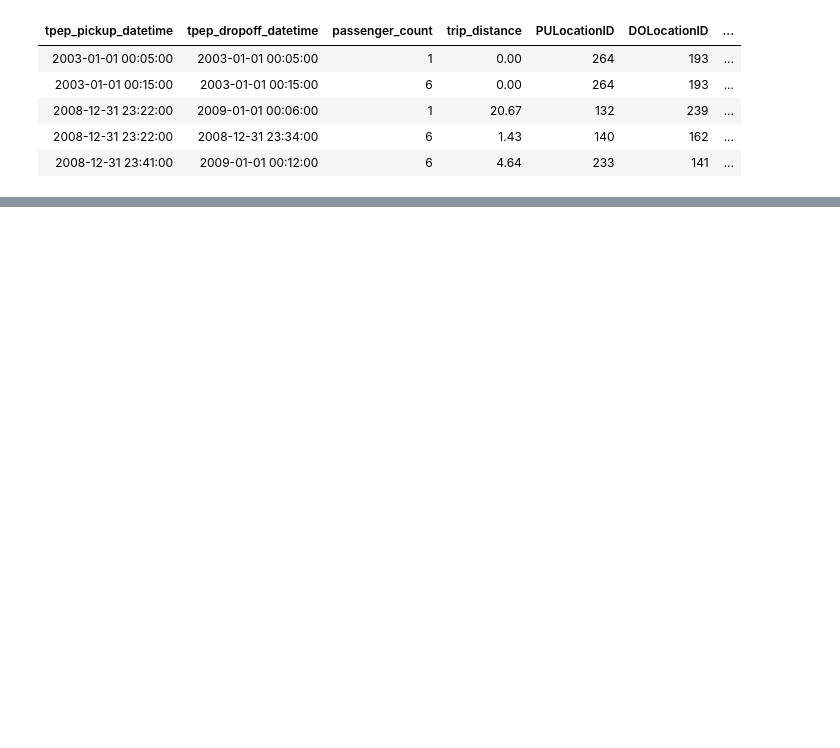
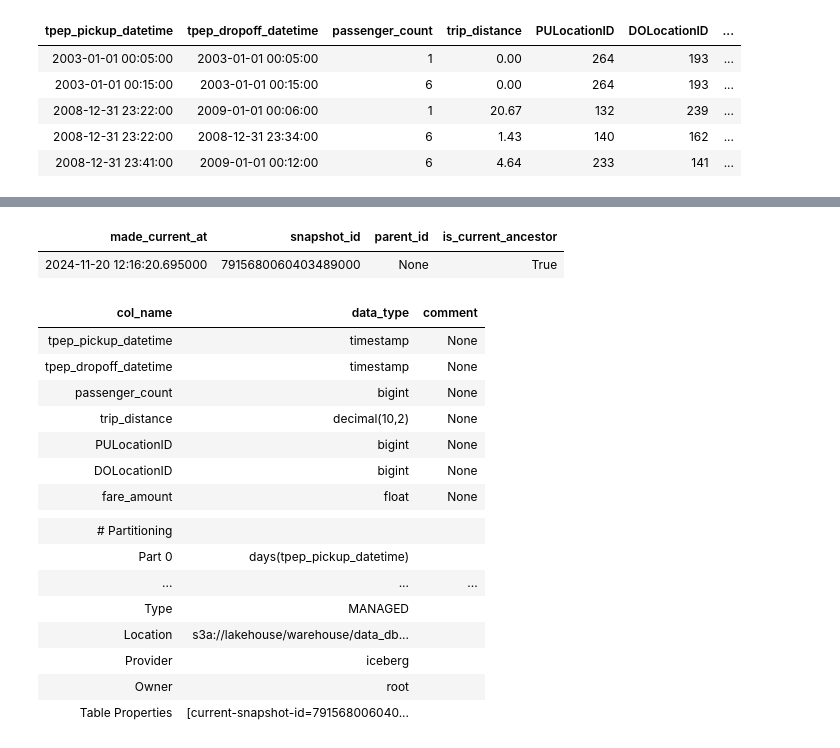
Before and after one commit to atifiu/iceberg_spark_trino, a Jupyter notebook: notebooks/Spark_new_york_ETL.ipynb, the cells around one changed output, grey strips where cells are left out. Drawn from its saved outputs; the diff is of its cells as text; code cells hidden in the pictures; blank space fills up the shorter version.

```diff
--- a/notebooks/Spark_new_york_ETL.ipynb
+++ b/notebooks/Spark_new_york_ETL.ipynb
@@ -143,0 +152,29 @@ select * from hms.data_db.new_york_taxi.snapshots;
+# %%
+%%sql
+
+select * from hms.data_db.new_york_taxi.history;
+# %% [output]
+| made_current_at | snapshot_id | parent_id | is_current_ancestor |
+| 2024-11-20 12:16:20.695000 | 7915680060403489000 | None | True |
+# %%
+%%sql
+
+describe table extended hms.data_db.new_york_taxi;
+# %% [output]
+| col_name | data_type | comment |
+| tpep_pickup_datetime | timestamp | None |
+| tpep_dropoff_datetime | timestamp | None |
+| passenger_count | bigint | None |
+| trip_distance | decimal(10,2) | None |
+| PULocationID | bigint | None |
+| DOLocationID | bigint | None |
+| fare_amount | float | None |
+|  |  |  |
+| # Partitioning |  |  |
+| Part 0 | days(tpep_pickup_datetime) |  |
+| ... | ... | ... |
+| Type | MANAGED |  |
+| Location | s3a://lakehouse/warehouse/data_db... |  |
+| Provider | iceberg |  |
+| Owner | root |  |
+| Table Properties | [current-snapshot-id=791568006040... |  |
```
Also changed, not shown: parts of 7 cells of this notebook, 2 other files.
